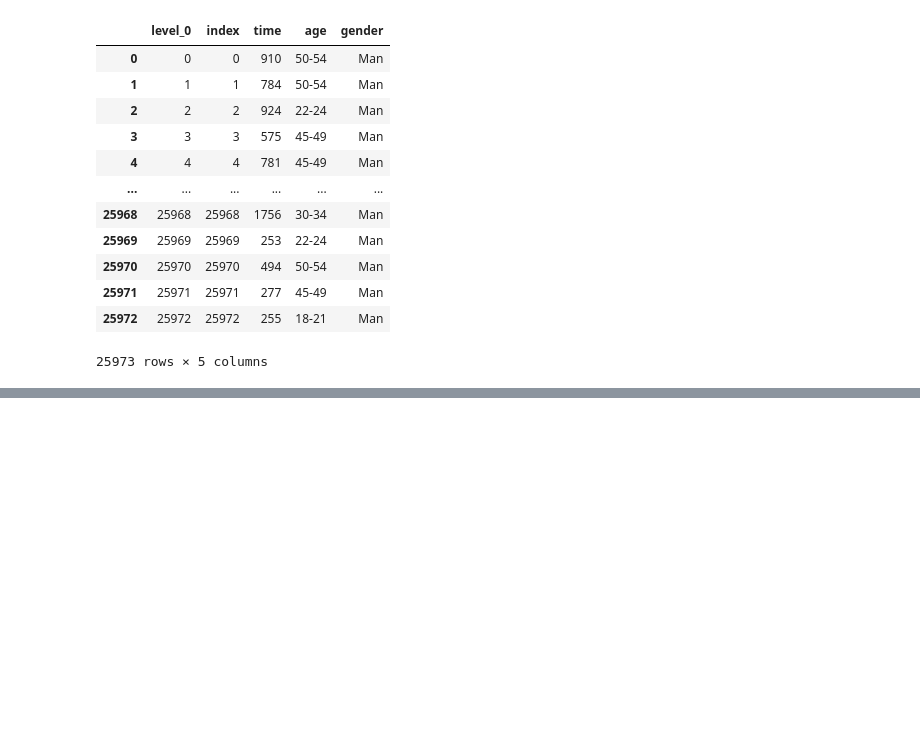
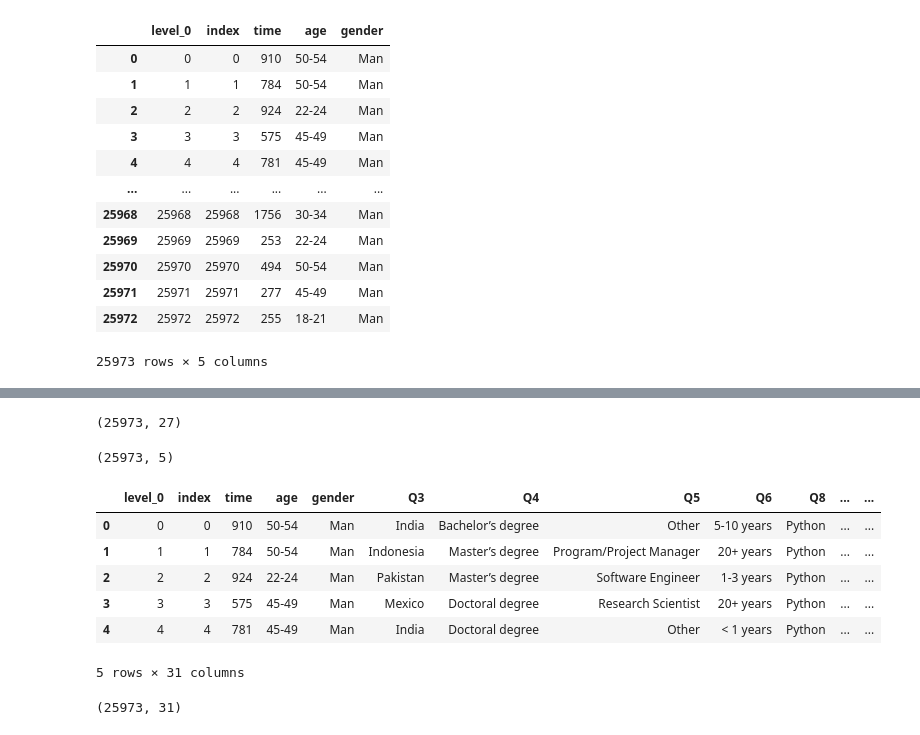
Before and after one commit to Adalab/project-DA-promo-B-modulo-2-team-1, a Jupyter notebook: pruebas.ipynb, the cells around one changed output, grey strips where cells are left out. Saved outputs shown, nothing was run; the diff lists cells and outputs as text; code cells hidden in the pictures; blank space fills up the shorter version.

```diff
--- a/pruebas.ipynb
+++ b/pruebas.ipynb
@@ -70,0 +90,26 @@ xml
+# %%
+txt.columns
+txt.shape
+# %% [output]
+(25973, 27)
+# %%
+xml.columns
+xml.shape
+# %% [output]
+(25973, 5)
+# %%
+mergeado_inner = xml.merge(txt, left_on = "index",
+                               right_on = "index")
+mergeado_inner.head()
+# %% [output]
+|  | level_0 | index | time | age | gender | Q3 | Q4 | Q5 | Q6 | Q8 | ... | ... |
+| 0 | 0 | 0 | 910 | 50-54 | Man | India | Bachelor’s degree | Other | 5-10 years | Python | ... | ... |
+| 1 | 1 | 1 | 784 | 50-54 | Man | Indonesia | Master’s degree | Program/Project Manager | 20+ years | Python | ... | ... |
+| 2 | 2 | 2 | 924 | 22-24 | Man | Pakistan | Master’s degree | Software Engineer | 1-3 years | Python | ... | ... |
+| 3 | 3 | 3 | 575 | 45-49 | Man | Mexico | Doctoral degree | Research Scientist | 20+ years | Python | ... | ... |
+| 4 | 4 | 4 | 781 | 45-49 | Man | India | Doctoral degree | Other | < 1 years | Python | ... | ... |
+5 rows × 31 columns
+# %%
+mergeado_inner.shape
+# %% [output]
+(25973, 31)
```
Also changed, not shown: parts of 11 cells of this notebook, 1 other file.
